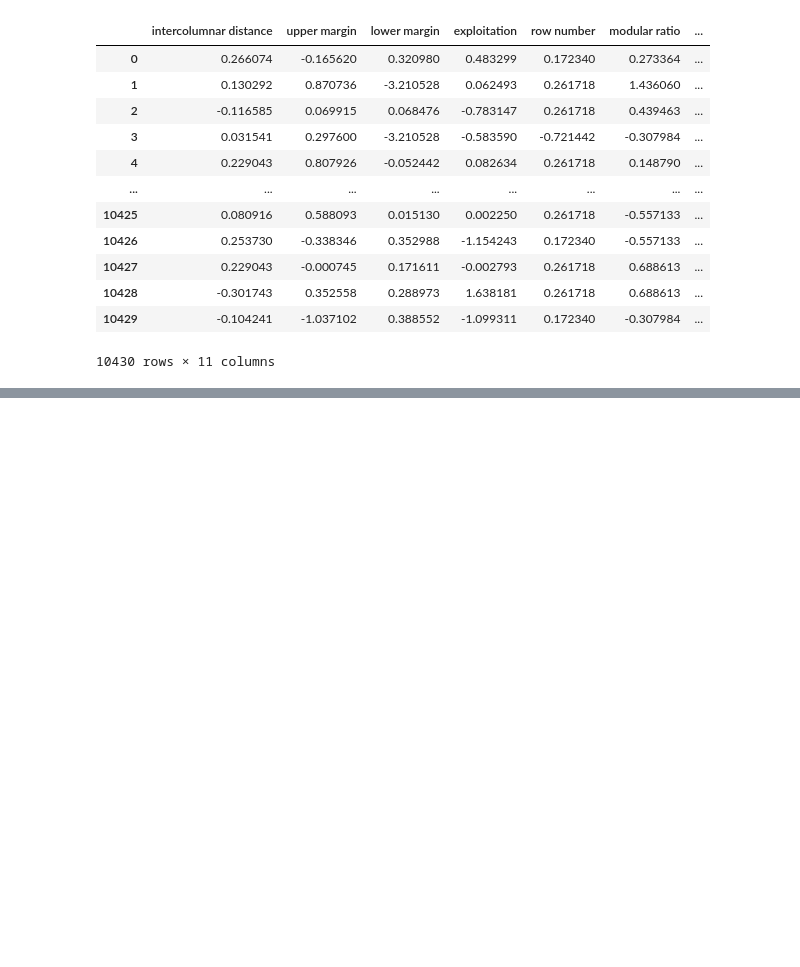
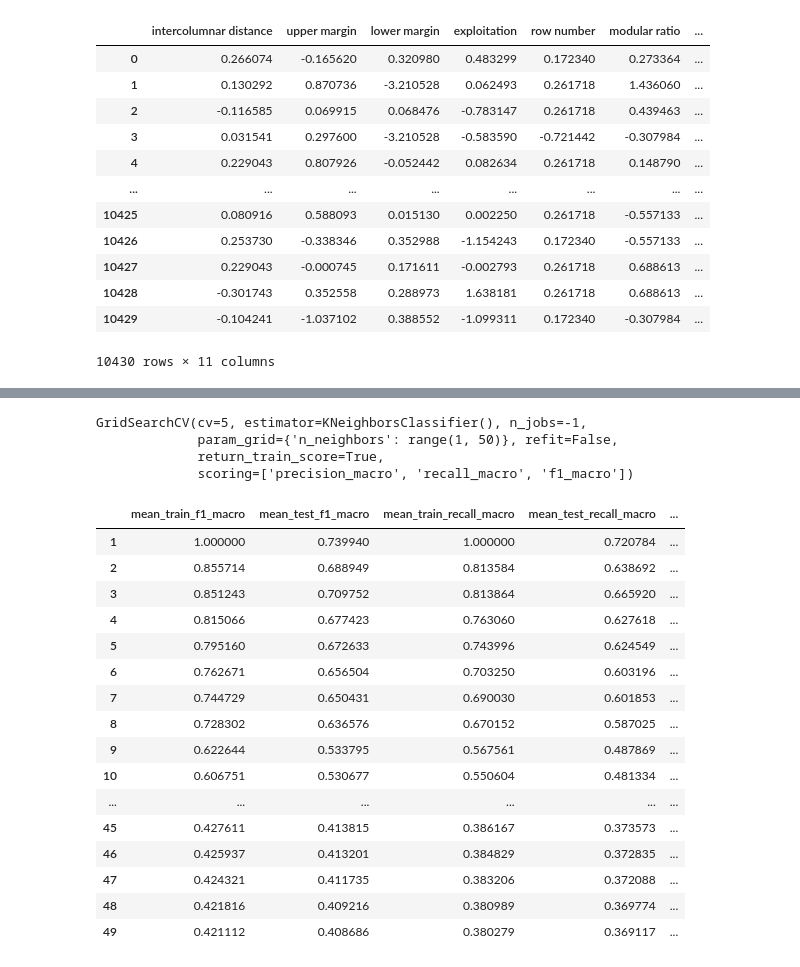
Before and after one commit to bruhenri12/Projeto-AM-2022-2, a Jupyter notebook: codigos/ProjetoAM-kNN.ipynb, the cells around one changed output, grey strips where cells are left out. Drawn from its saved outputs; the diff is of its cells as text; code cells hidden in the pictures; blank space fills up the shorter version.

```diff
--- a/codigos/ProjetoAM-kNN.ipynb
+++ b/codigos/ProjetoAM-kNN.ipynb
@@ -30,0 +94,45 @@ avila
+# %%
+from sklearn.model_selection import GridSearchCV
+
+gs = GridSearchCV(
+    KNeighborsClassifier(),
+    param_grid={'n_neighbors': k_values},
+    scoring=scores,
+    n_jobs=-1,
+    refit=False,
+    return_train_score=True,
+    cv=5
+)
+
+gs.fit(X_train,y_train)
+# %% [output]
+GridSearchCV(cv=5, estimator=KNeighborsClassifier(), n_jobs=-1,
+             param_grid={'n_neighbors': range(1, 50)}, refit=False,
+             return_train_score=True,
+             scoring=['precision_macro', 'recall_macro', 'f1_macro'])
+# %%
+results_df = pd.DataFrame(gs.cv_results_)
+
+results_df.index = k_values
+
+results_df[['mean_train_f1_macro','mean_test_f1_macro',
+            'mean_train_recall_macro','mean_test_recall_macro',
+            'mean_train_precision_macro','mean_test_precision_macro']]
+# %% [output]
+|  | mean_train_f1_macro | mean_test_f1_macro | mean_train_recall_macro | mean_test_recall_macro | ... |
+| 1 | 1.000000 | 0.739940 | 1.000000 | 0.720784 | ... |
+| 2 | 0.855714 | 0.688949 | 0.813584 | 0.638692 | ... |
+| 3 | 0.851243 | 0.709752 | 0.813864 | 0.665920 | ... |
+| 4 | 0.815066 | 0.677423 | 0.763060 | 0.627618 | ... |
+| 5 | 0.795160 | 0.672633 | 0.743996 | 0.624549 | ... |
+| 6 | 0.762671 | 0.656504 | 0.703250 | 0.603196 | ... |
+| 7 | 0.744729 | 0.650431 | 0.690030 | 0.601853 | ... |
+| 8 | 0.728302 | 0.636576 | 0.670152 | 0.587025 | ... |
+| 9 | 0.622644 | 0.533795 | 0.567561 | 0.487869 | ... |
+| 10 | 0.606751 | 0.530677 | 0.550604 | 0.481334 | ... |
+| ... | ... | ... | ... | ... | ... |
+| 45 | 0.427611 | 0.413815 | 0.386167 | 0.373573 | ... |
+| 46 | 0.425937 | 0.413201 | 0.384829 | 0.372835 | ... |
+| 47 | 0.424321 | 0.411735 | 0.383206 | 0.372088 | ... |
+| 48 | 0.421816 | 0.409216 | 0.380989 | 0.369774 | ... |
+| 49 | 0.421112 | 0.408686 | 0.380279 | 0.369117 | ... |
```
Also changed, not shown: parts of 20 cells of this notebook, 1 other file.
